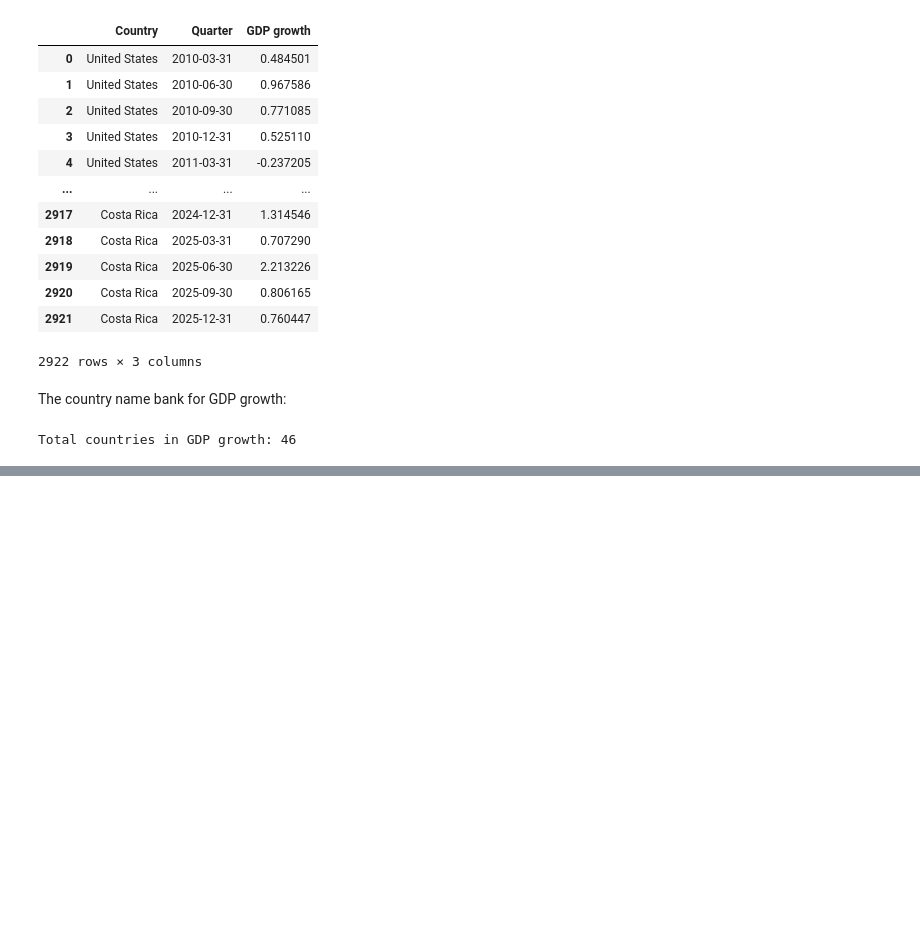
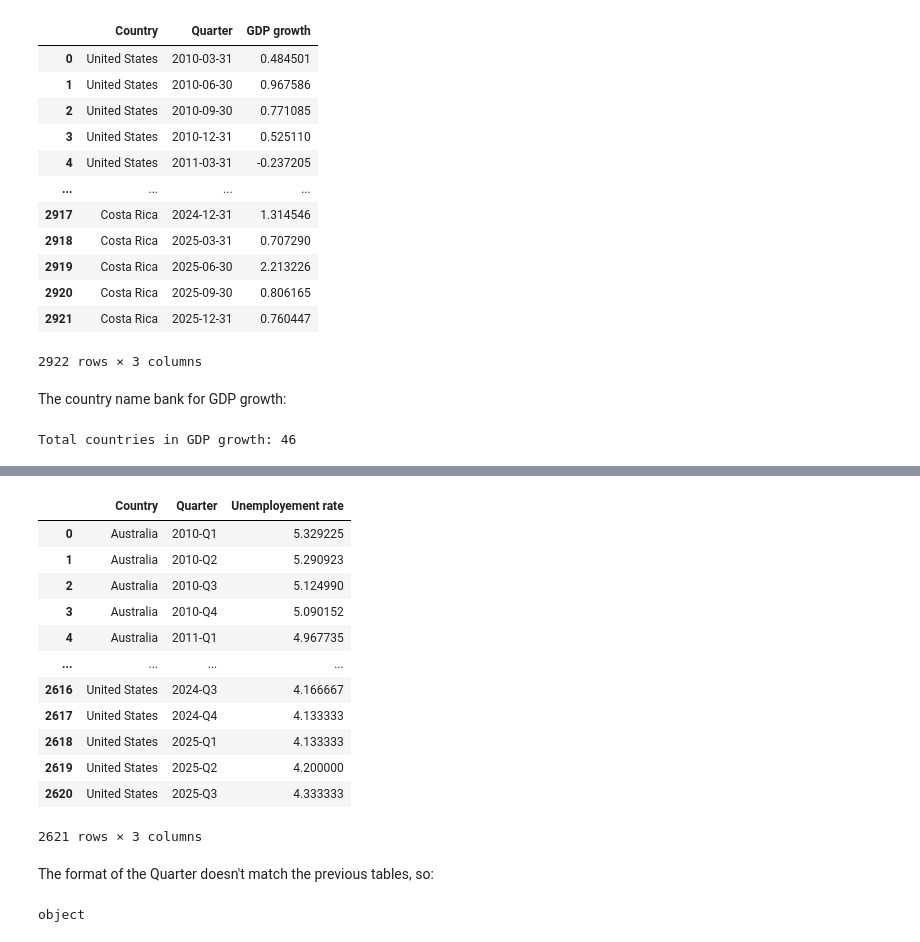
Before and after one commit to SiyanaVel19/Final_project_SU_2026, a Jupyter notebook: Data_prep.ipynb, the cells around one changed output, grey strips where cells are left out. Saved outputs shown, nothing was run; the diff lists cells and outputs as text; code cells hidden in the pictures; blank space fills up the shorter version.

```diff
--- a/Data_prep.ipynb
+++ b/Data_prep.ipynb
@@ -467,0 +517,22 @@ Total countries in GDP growth: 46
+# %%
+Unemployment_raw
+# %% [output]
+|  | Country | Quarter | Unemployement rate |
+| 0 | Australia | 2010-Q1 | 5.329225 |
+| 1 | Australia | 2010-Q2 | 5.290923 |
+| 2 | Australia | 2010-Q3 | 5.124990 |
+| 3 | Australia | 2010-Q4 | 5.090152 |
+| 4 | Australia | 2011-Q1 | 4.967735 |
+| ... | ... | ... | ... |
+| 2616 | United States | 2024-Q3 | 4.166667 |
+| 2617 | United States | 2024-Q4 | 4.133333 |
+| 2618 | United States | 2025-Q1 | 4.133333 |
+| 2619 | United States | 2025-Q2 | 4.200000 |
+| 2620 | United States | 2025-Q3 | 4.333333 |
+2621 rows × 3 columns
+# %% [markdown]
+The format of the Quarter doesn't match the previous tables, so:
+# %%
+print(Unemployment_raw['Quarter'].dtype)
+# %% [output]
+object
```
Also changed, not shown: parts of 15 cells of this notebook.
